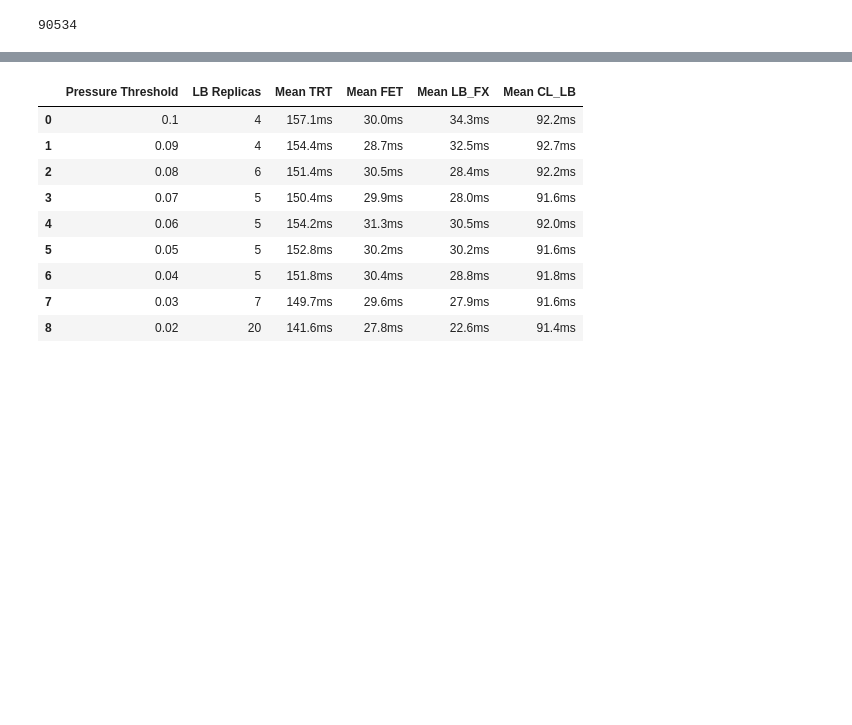
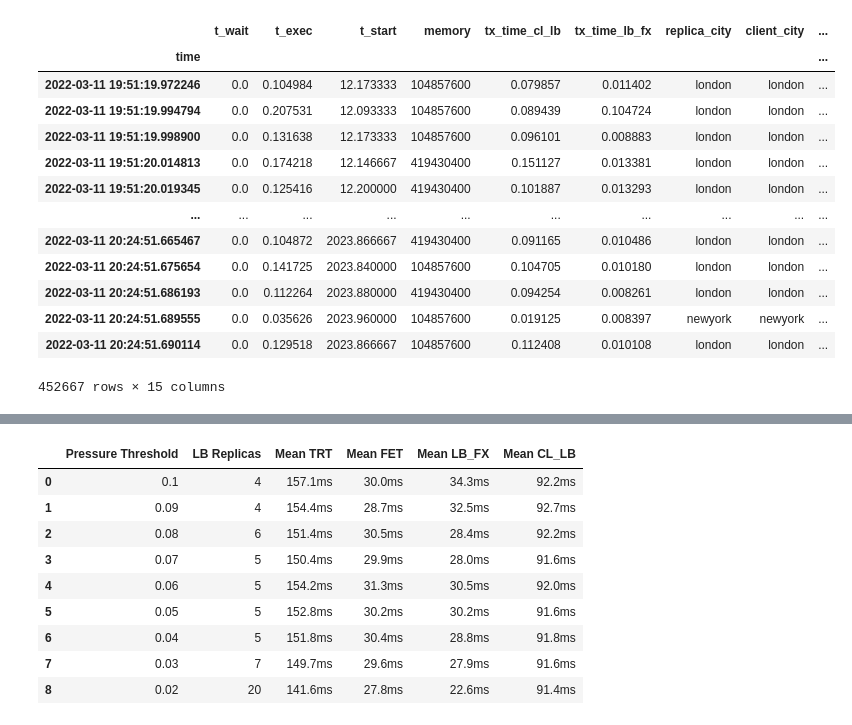
Before and after one commit to edgerun/faas-sim, a Jupyter notebook: ext/jjnp21/experiments/osmotic/optimization_aggressiveness/optimization_aggressiveness_vis.ipynb, the cells around one changed output, grey strips where cells are left out. Cells and saved outputs as stored; diff of their text form; code cells hidden in the pictures; blank space fills up the shorter version.

```diff
--- a/ext/jjnp21/experiments/osmotic/optimization_aggressiveness/optimization_aggressiveness_vis.ipynb
+++ b/ext/jjnp21/experiments/osmotic/optimization_aggressiveness/optimization_aggressiveness_vis.ipynb
@@ -35,6 +35,19 @@ cut_results = list(map(lambda r: cut_to_latter_half(r), results))
 analyzer = BasicResultAnalyzer(cut_results)
 analysis = analyzer.basic_kpis()
 # %%
-len(results[0].invocations)
+results[0].invocations
 # %% [output]
+|  | t_wait | t_exec | t_start | memory | tx_time_cl_lb | tx_time_lb_fx | replica_city | client_city | ... |
+| time |  |  |  |  |  |  |  |  | ... |
+| 2022-03-11 19:51:19.972246 | 0.0 | 0.104984 | 12.173333 | 104857600 | 0.079857 | 0.011402 | london | london | ... |
+| 2022-03-11 19:51:19.994794 | 0.0 | 0.207531 | 12.093333 | 104857600 | 0.089439 | 0.104724 | london | london | ... |
+| 2022-03-11 19:51:19.998900 | 0.0 | 0.131638 | 12.173333 | 104857600 | 0.096101 | 0.008883 | london | london | ... |
+| 2022-03-11 19:51:20.014813 | 0.0 | 0.174218 | 12.146667 | 419430400 | 0.151127 | 0.013381 | london | london | ... |
+| 2022-03-11 19:51:20.019345 | 0.0 | 0.125416 | 12.200000 | 419430400 | 0.101887 | 0.013293 | london | london | ... |
+| ... | ... | ... | ... | ... | ... | ... | ... | ... | ... |
+| 2022-03-11 20:24:51.665467 | 0.0 | 0.104872 | 2023.866667 | 419430400 | 0.091165 | 0.010486 | london | london | ... |
+| 2022-03-11 20:24:51.675654 | 0.0 | 0.141725 | 2023.840000 | 104857600 | 0.104705 | 0.010180 | london | london | ... |
+| 2022-03-11 20:24:51.686193 | 0.0 | 0.112264 | 2023.880000 | 419430400 | 0.094254 | 0.008261 | london | london | ... |
+| 2022-03-11 20:24:51.689555 | 0.0 | 0.035626 | 2023.960000 | 104857600 | 0.019125 | 0.008397 | newyork | newyork | ... |
+| 2022-03-11 20:24:51.690114 | 0.0 | 0.129518 | 2023.866667 | 104857600 | 0.112408 | 0.010108 | london | london | ... |
-90534
+452667 rows × 15 columns
```
Also changed, not shown: parts of 1 cell of this notebook, 7 other files.
